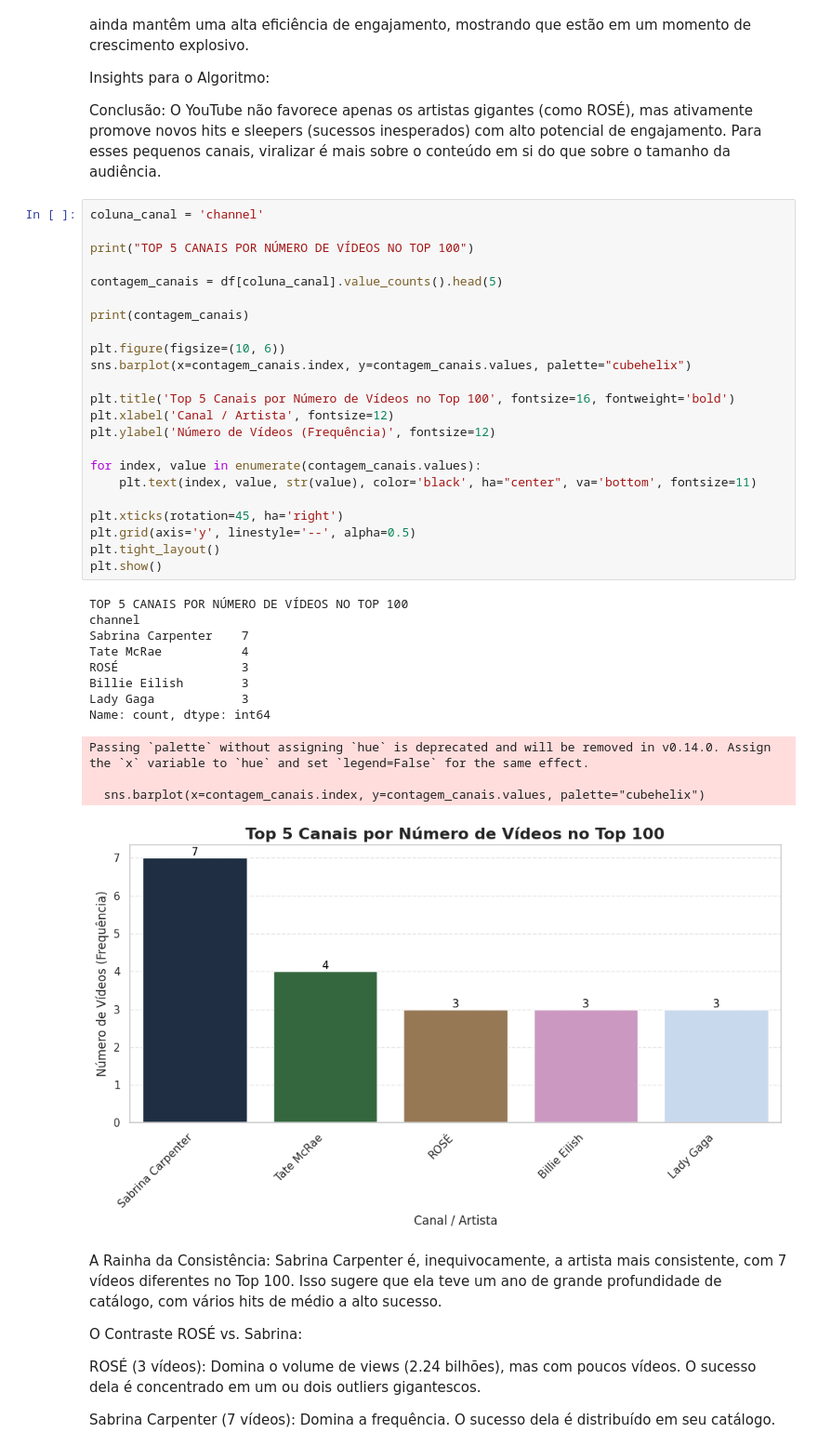
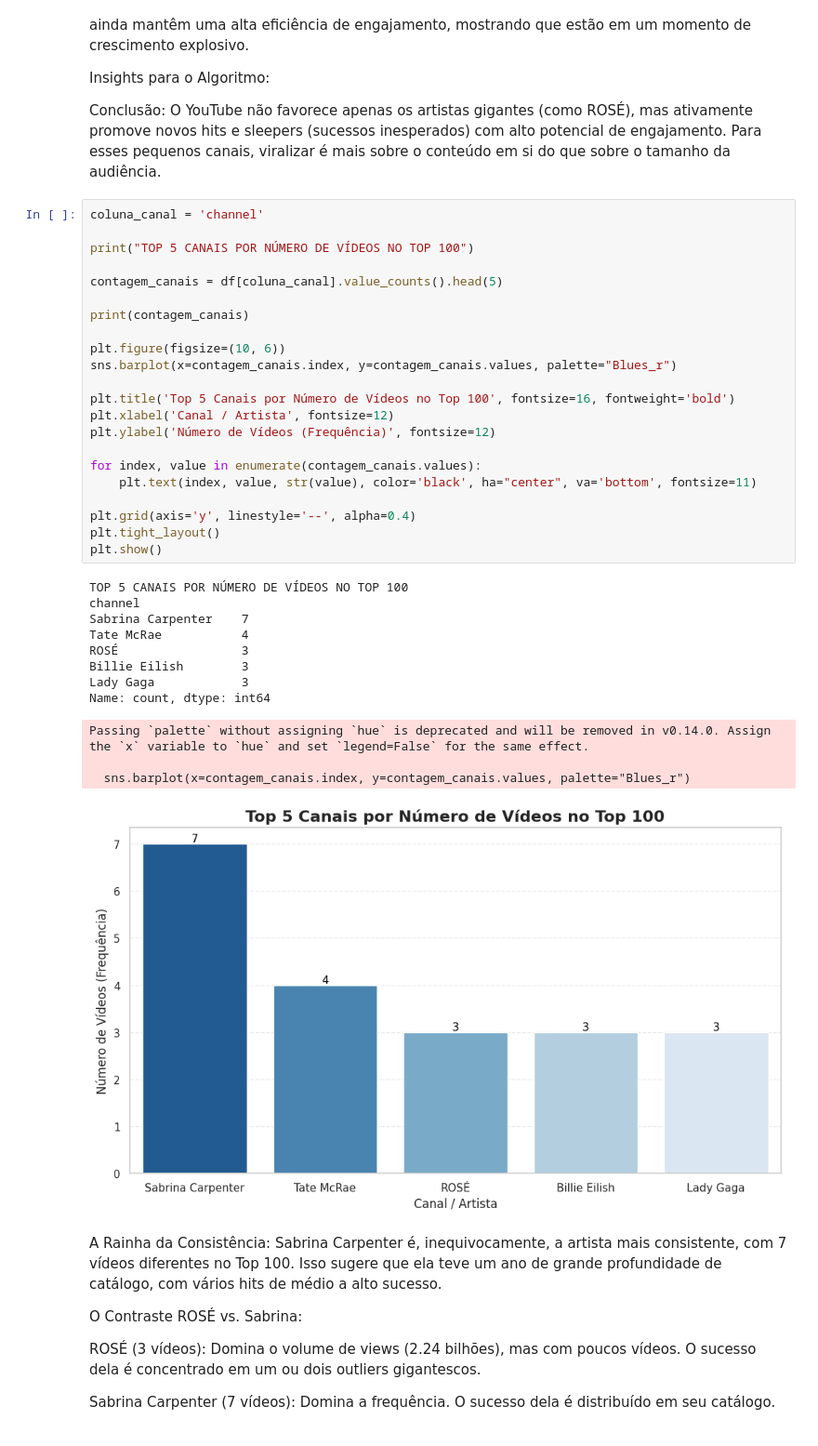
Before and after one commit to gutosavi/youtube-top-100-analysis, a Jupyter notebook: Top100musicas.ipynb, the cells around one changed output. Shown: that part at 93% size. Drawn from its saved outputs; the diff is of its cells as text.

```diff
--- a/Top100musicas.ipynb
+++ b/Top100musicas.ipynb
@@ -354,38 +352,37 @@ Conclusão: O YouTube não favorece apenas os artistas gigantes (como ROSÉ), ma
 coluna_canal = 'channel'
 
 print("TOP 5 CANAIS POR NÚMERO DE VÍDEOS NO TOP 100")
 
 contagem_canais = df[coluna_canal].value_counts().head(5)
 
 print(contagem_canais)
 
 plt.figure(figsize=(10, 6))
-sns.barplot(x=contagem_canais.index, y=contagem_canais.values, palette="cubehelix")
+sns.barplot(x=contagem_canais.index, y=contagem_canais.values, palette="Blues_r")
 
 plt.title('Top 5 Canais por Número de Vídeos no Top 100', fontsize=16, fontweight='bold')
 plt.xlabel('Canal / Artista', fontsize=12)
 plt.ylabel('Número de Vídeos (Frequência)', fontsize=12)
 
 for index, value in enumerate(contagem_canais.values):
     plt.text(index, value, str(value), color='black', ha="center", va='bottom', fontsize=11)
 
-plt.xticks(rotation=45, ha='right')
-plt.grid(axis='y', linestyle='--', alpha=0.5)
+plt.grid(axis='y', linestyle='--', alpha=0.4)
 plt.tight_layout()
 plt.show()
 # %% [output]
 TOP 5 CANAIS POR NÚMERO DE VÍDEOS NO TOP 100
 channel
 Sabrina Carpenter    7
 Tate McRae           4
 ROSÉ                 3
 Billie Eilish        3
 Lady Gaga            3
 Name: count, dtype: int64
 Passing `palette` without assigning `hue` is deprecated and will be removed in v0.14.0. Assign the `x` variable to `hue` and set `legend=False` for the same effect.
 
-  sns.barplot(x=contagem_canais.index, y=contagem_canais.values, palette="cubehelix")
+  sns.barplot(x=contagem_canais.index, y=contagem_canais.values, palette="Blues_r")
-[figure, old version]
+[figure, new version]
 # %% [markdown]
 A Rainha da Consistência: Sabrina Carpenter é, inequivocamente, a artista mais consistente, com 7 vídeos diferentes no Top 100. Isso sugere que ela teve um ano de grande profundidade de catálogo, com vários hits de médio a alto sucesso.
 
```
Also changed, not shown: parts of 5 cells of this notebook.
